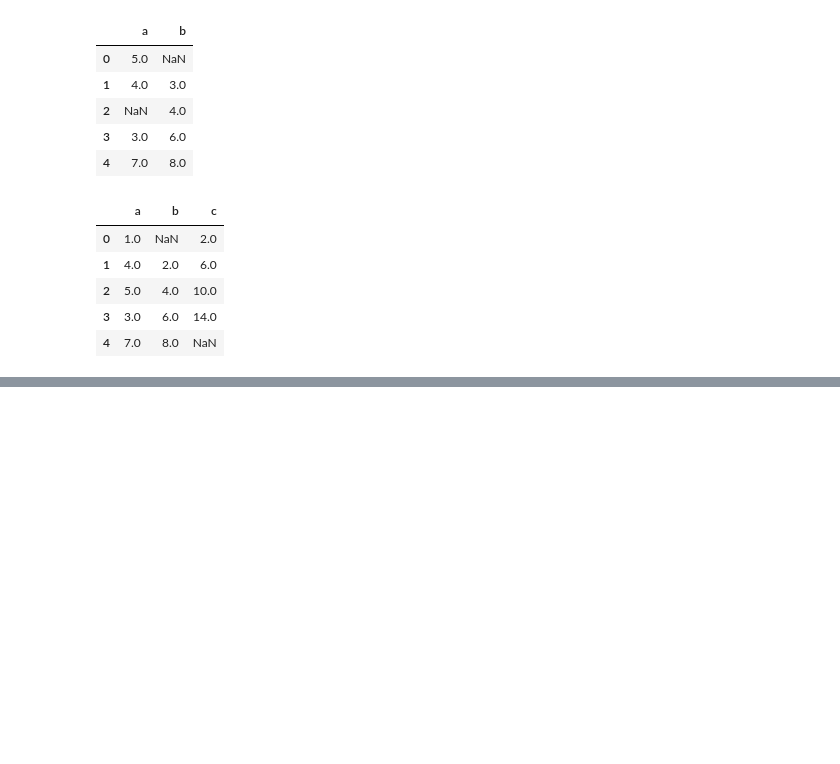
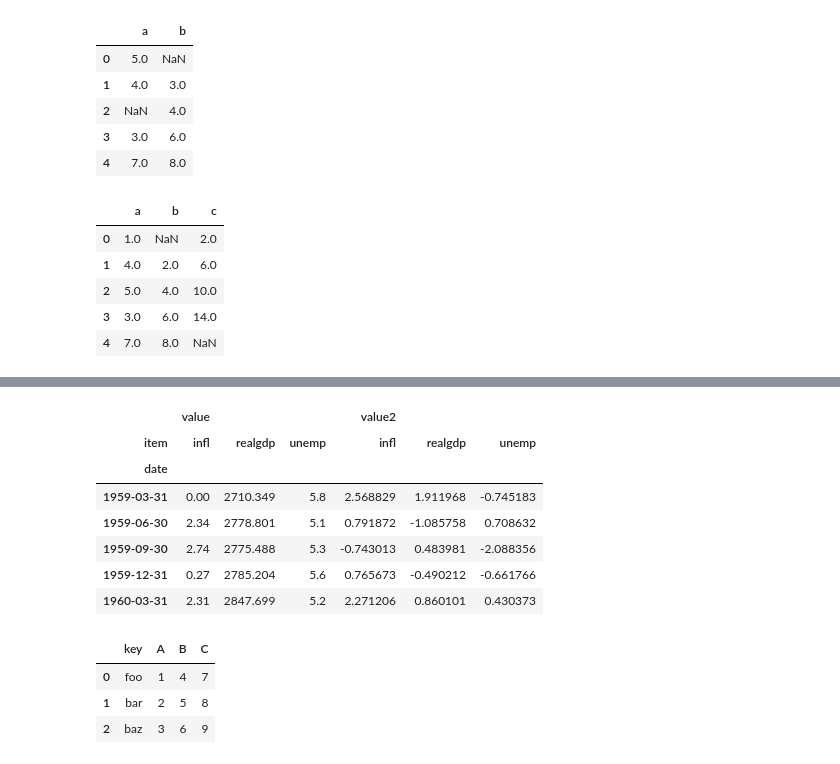
Before and after one commit to rumourcy/DA, a Jupyter notebook: pydata/chapter08.ipynb, the cells around one changed output, grey strips where cells are left out. Saved outputs shown, nothing was run; the diff lists cells and outputs as text; code cells hidden in the pictures; blank space fills up the shorter version.

```diff
--- a/pydata/chapter08.ipynb
+++ b/pydata/chapter08.ipynb
@@ -793,0 +1044,22 @@ df1.combine_first(df2)
+# %%
+ldata.set_index(['date', 'item']).unstack('item').head()
+# %% [output]
+|  | value |  |  | value2 |  |  |
+| item | infl | realgdp | unemp | infl | realgdp | unemp |
+| date |  |  |  |  |  |  |
+| 1959-03-31 | 0.00 | 2710.349 | 5.8 | 2.568829 | 1.911968 | -0.745183 |
+| 1959-06-30 | 2.34 | 2778.801 | 5.1 | 0.791872 | -1.085758 | 0.708632 |
+| 1959-09-30 | 2.74 | 2775.488 | 5.3 | -0.743013 | 0.483981 | -2.088356 |
+| 1959-12-31 | 0.27 | 2785.204 | 5.6 | 0.765673 | -0.490212 | -0.661766 |
+| 1960-03-31 | 2.31 | 2847.699 | 5.2 | 2.271206 | 0.860101 | 0.430373 |
+# %%
+df = pd.DataFrame({'key':  ['foo', 'bar', 'baz'],
+                  'A': [1, 2, 3],
+                  'B': [4, 5, 6],
+                  'C': [7, 8, 9]})
+df
+# %% [output]
+|  | key | A | B | C |
+| 0 | foo | 1 | 4 | 7 |
+| 1 | bar | 2 | 5 | 8 |
+| 2 | baz | 3 | 6 | 9 |
```
Also changed, not shown: parts of 39 cells of this notebook.
